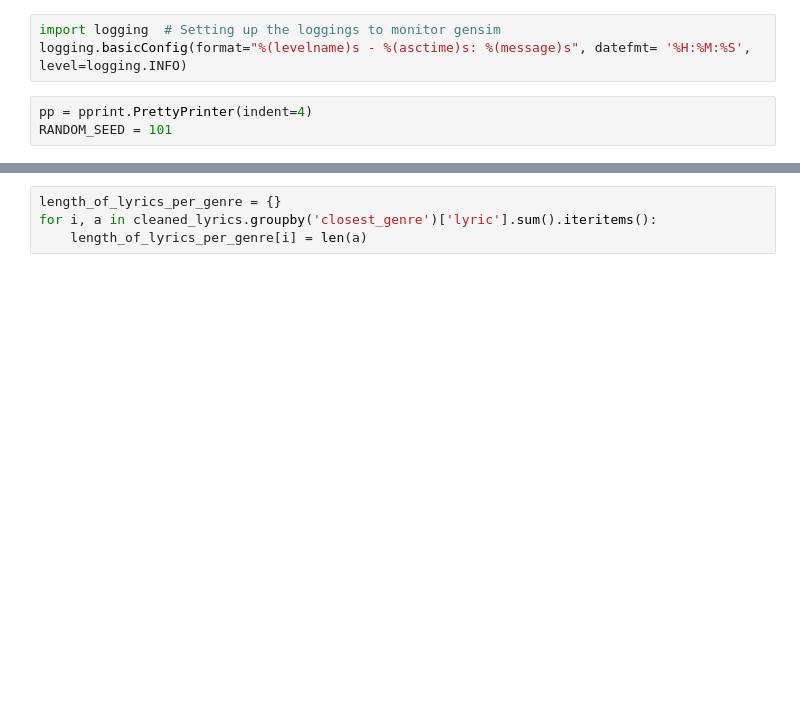
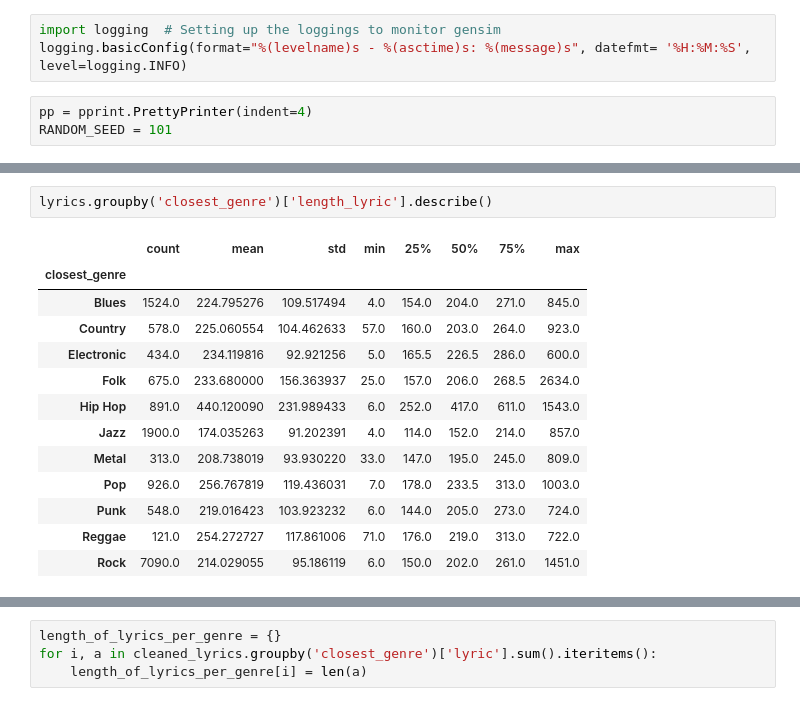
Before and after one commit to otakbeku/nlpstei, a Jupyter notebook: models/spotify_lyrics.ipynb, the cells around one changed output, grey strips where cells are left out. Drawn from its saved outputs; the diff is of its cells as text; blank space fills up the shorter version.

```diff
--- a/models/spotify_lyrics.ipynb
+++ b/models/spotify_lyrics.ipynb
@@ -83,0 +118,16 @@ Name: song_name, dtype: int64
+# %%
+lyrics.groupby('closest_genre')['length_lyric'].describe()
+# %% [output]
+|  | count | mean | std | min | 25% | 50% | 75% | max |
+| closest_genre |  |  |  |  |  |  |  |  |
+| Blues | 1524.0 | 224.795276 | 109.517494 | 4.0 | 154.0 | 204.0 | 271.0 | 845.0 |
+| Country | 578.0 | 225.060554 | 104.462633 | 57.0 | 160.0 | 203.0 | 264.0 | 923.0 |
+| Electronic | 434.0 | 234.119816 | 92.921256 | 5.0 | 165.5 | 226.5 | 286.0 | 600.0 |
+| Folk | 675.0 | 233.680000 | 156.363937 | 25.0 | 157.0 | 206.0 | 268.5 | 2634.0 |
+| Hip Hop | 891.0 | 440.120090 | 231.989433 | 6.0 | 252.0 | 417.0 | 611.0 | 1543.0 |
+| Jazz | 1900.0 | 174.035263 | 91.202391 | 4.0 | 114.0 | 152.0 | 214.0 | 857.0 |
+| Metal | 313.0 | 208.738019 | 93.930220 | 33.0 | 147.0 | 195.0 | 245.0 | 809.0 |
+| Pop | 926.0 | 256.767819 | 119.436031 | 7.0 | 178.0 | 233.5 | 313.0 | 1003.0 |
+| Punk | 548.0 | 219.016423 | 103.923232 | 6.0 | 144.0 | 205.0 | 273.0 | 724.0 |
+| Reggae | 121.0 | 254.272727 | 117.861006 | 71.0 | 176.0 | 219.0 | 313.0 | 722.0 |
+| Rock | 7090.0 | 214.029055 | 95.186119 | 6.0 | 150.0 | 202.0 | 261.0 | 1451.0 |
```
Also changed, not shown: parts of 66 cells of this notebook, 4 other files.
